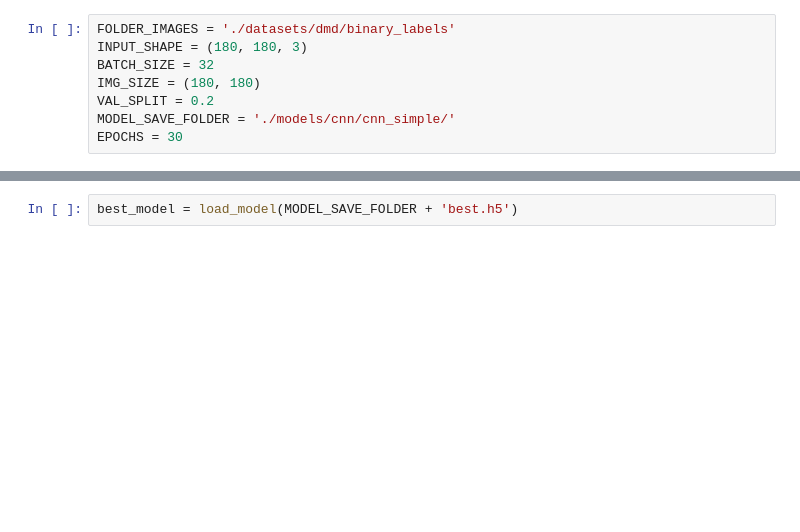
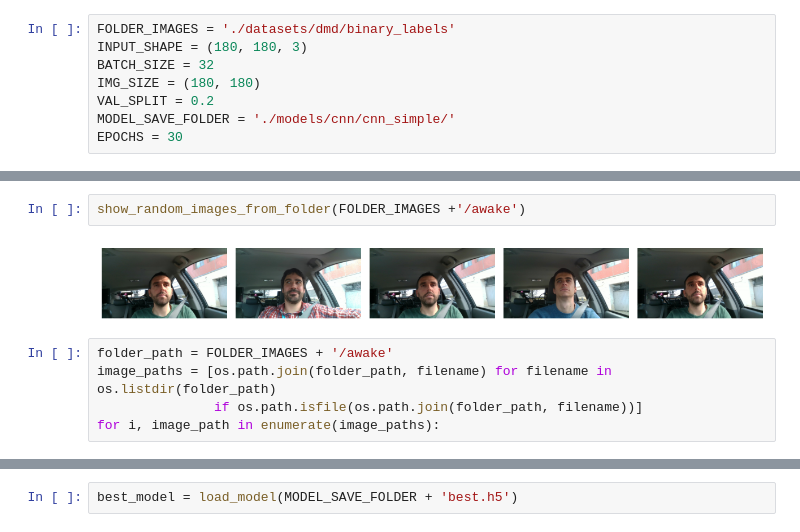
Before and after one commit to frangarcia/eyesontheroad, a Jupyter notebook: cnn_simple3.ipynb, the cells around one changed output, grey strips where cells are left out. Saved outputs shown, nothing was run; the diff lists cells and outputs as text; blank space fills up the shorter version.

```diff
--- a/cnn_simple3.ipynb
+++ b/cnn_simple3.ipynb
@@ -37,3 +86,12 @@ def preprocess_crop_image(image_path):
+# %%
+show_random_images_from_folder(FOLDER_IMAGES +'/awake')
+# %% [output]
+[figure, added]
+# %%
+folder_path = FOLDER_IMAGES + '/awake'
+image_paths = [os.path.join(folder_path, filename) for filename in os.listdir(folder_path)
+               if os.path.isfile(os.path.join(folder_path, filename))]
+for i, image_path in enumerate(image_paths):
 # %%
 train_ds = tf.keras.utils.image_dataset_from_directory(
   FOLDER_IMAGES,
```
Also changed, not shown: parts of 8 cells of this notebook, 2 other files.
